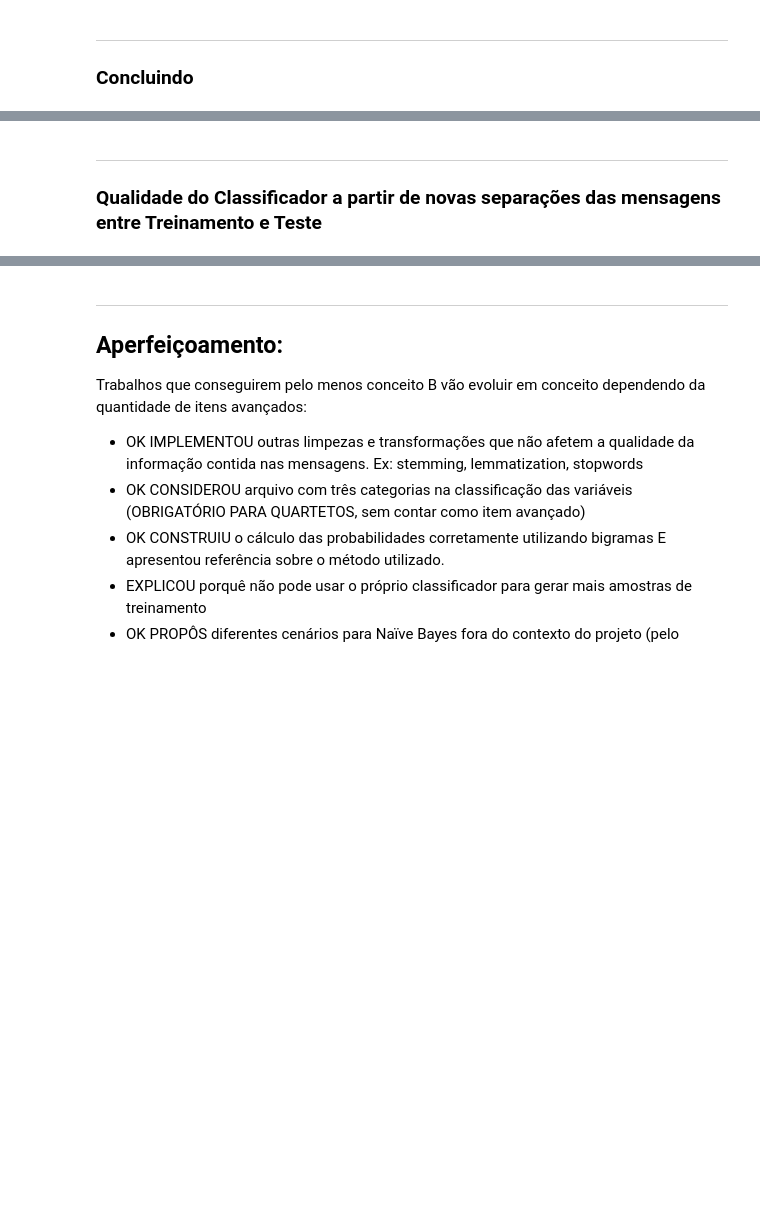
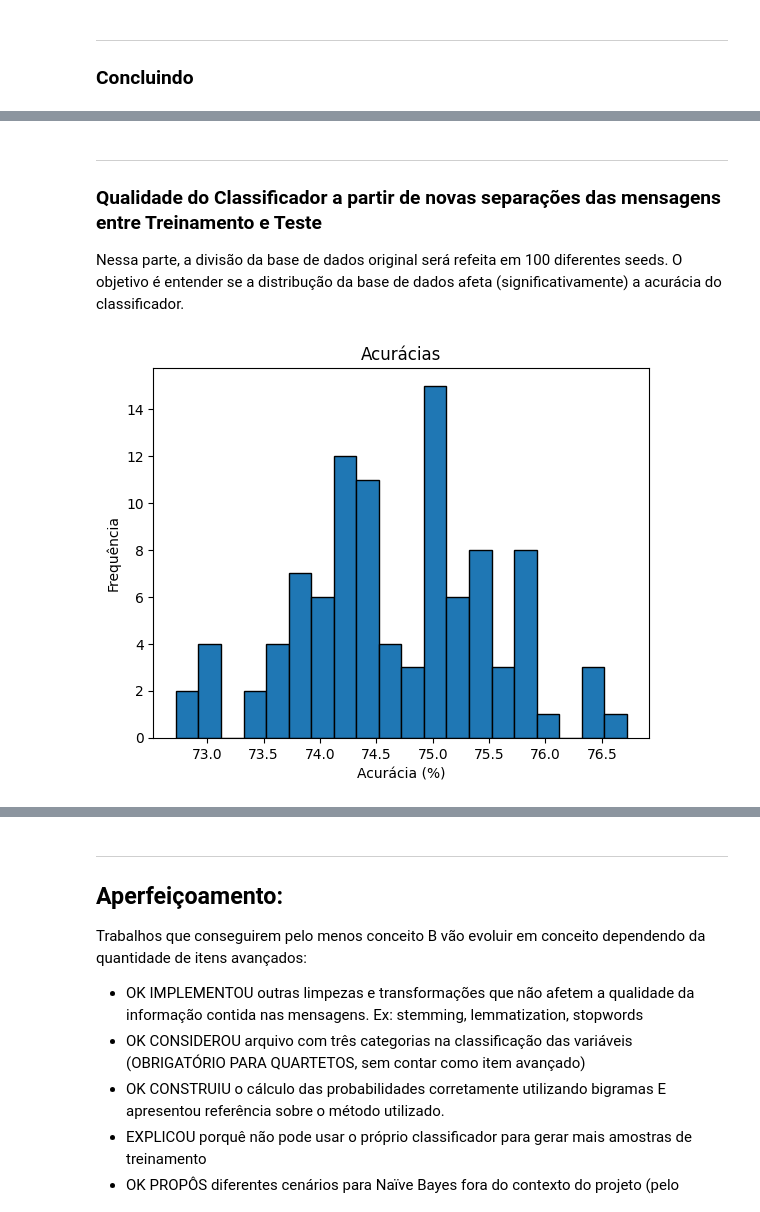
Before and after one commit to carolinaporto/CDADOS_Projeto1, a Jupyter notebook: Projeto.ipynb, the cells around one changed output, grey strips where cells are left out. Drawn from its saved outputs; the diff is of its cells as text; code cells hidden in the pictures; blank space fills up the shorter version.

```diff
--- a/Projeto.ipynb
+++ b/Projeto.ipynb
@@ -361,3 +285,4 @@ Além disso, caso a companhia desejasse enviar reviews positivas e negativas par
 # %% [markdown]
 ___
 ### Qualidade do Classificador a partir de novas separações das mensagens entre Treinamento e Teste
+Nessa parte, a divisão da base de dados original será refeita em 100 diferentes seeds. O objetivo é entender se a distribução da base de dados afeta (significativamente) a acurácia do classificador.
@@ -366,4 +288,0 @@ from sklearn.model_selection import train_test_split
-# %%
-dados = pd.concat([train, test]).drop(columns=['Boot'])
-for i in range(100,101):
-    X_train, X_test, y_train, y_test = train_test_split(dados.Review, dados.NPS, test_size=0.3, random_state=i)
@@ -369,0 +292,43 @@ for i in range(100,101):
+# %%
+# Reintegrando os dataframes em um só
+dados = pd.concat([train, test]).drop(columns=['Boot'])
+
+# Lista de acurácias
+acuracias = []
+
+# Loop para testar diferentes seeds
+for i in range(100):
+    # Obtendo os dados de treino e teste
+    X_train, X_test, y_train, y_test = train_test_split(dados.Review, dados.NPS, test_size=0.3, random_state=i)
+    dados_treino = pd.concat([X_train, y_train], axis=1)
+    dados_teste = pd.concat([X_test, y_test], axis=1)
+
+    # Contagem dos dados de treino
+    dados_treino = contagem(dados_treino)
+    tabela_Detractor = dados_treino['tabela_Detractor']
+    tabela_Passive = dados_treino['tabela_Passive']
+    tabela_Promoter = dados_treino['tabela_Promoter']
+    tabela_train = dados_treino['tabela_df']
+    serie_Detractor = dados_treino['serie_Detractor']
+    serie_Promoter = dados_treino['serie_Promoter']
+    serie_Passive = dados_treino['serie_Passive']
+    P_NPS = [dados_treino['P_D'], dados_treino['P_Pa'], dados_treino['P_Pr']]
+
+    # Classificação
+    classificacao_teste = classificador(tabela_Detractor, tabela_Passive, tabela_Promoter, tabela_train, serie_Detractor, serie_Passive, serie_Promoter, dados_teste, P_NPS)
+    dados_teste['Boot'] = classificacao_teste
+
+    # Acurácia
+    acuracia_teste = len(dados_teste.loc[(dados_teste.NPS == dados_teste.Boot), :])/len(dados_teste)
+    acuracias.append(acuracia_teste)
+# %%
+# Histograma
+acuracias_porcentagem = [acuracia * 100 for acuracia in acuracias]
+plt.hist(acuracias_porcentagem, bins=20, edgecolor='k', density=False)
+
+plt.title('Acurácias')
+plt.xlabel('Acurácia (%)')
+plt.ylabel('Frequência')
+plt.show()
+# %% [output]
+[figure, added]
```
Also changed, not shown: parts of 17 cells of this notebook.
